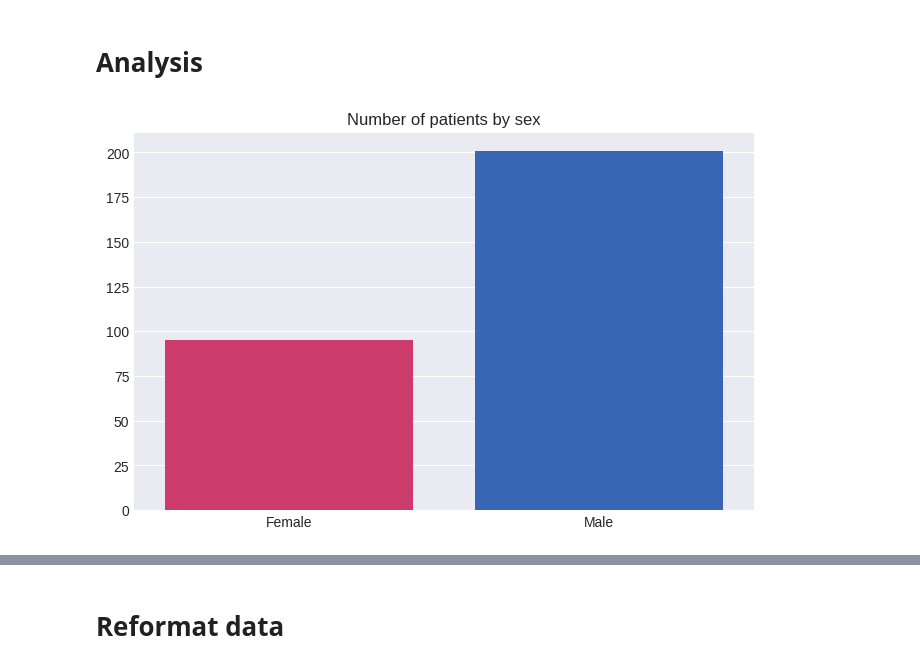
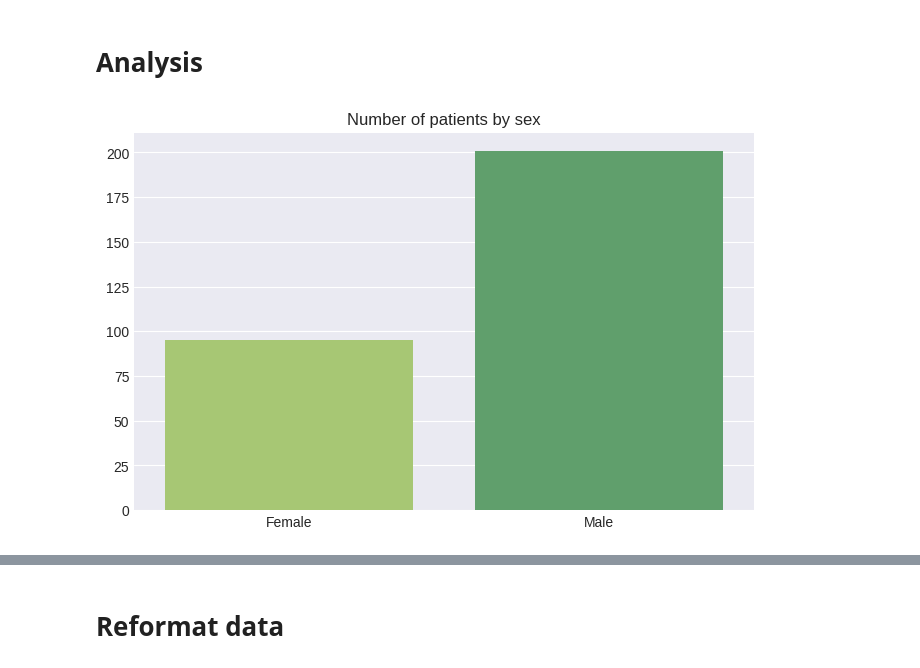
Before and after one commit to flohmannjr/Heart-Attack-Analysis-and-Prediction, a Jupyter notebook: Heart_Attack_Analysis_and_Prediction.ipynb, the cells around one changed output, grey strips where cells are left out. Drawn from its saved outputs; the diff is of its cells as text; code cells hidden in the pictures.

```diff
--- a/Heart_Attack_Analysis_and_Prediction.ipynb
+++ b/Heart_Attack_Analysis_and_Prediction.ipynb
@@ -254,15 +258,15 @@ df[:5]
 # %%
 sexes = pd.DataFrame(df['sex'].value_counts().sort_index())
 
-ax = sns.barplot(data=sexes, x=sexes.index, y='sex', palette=SEX_COLORS)
+ax = sns.barplot(data=sexes, x=sexes.index, y='sex', palette='summer_r')
 
 plt.title('Number of patients by sex')
 plt.xlabel('')
 plt.ylabel('')
 
 plt.xticks(ticks=range(len(SEX_LABELS)), labels=SEX_LABELS);
 # %% [output]
-[figure, old version]
+[figure, new version]
 # %%
 heart_attack_by_sex('age_group', 'Age group')
 # %% [output]
```
Also changed, not shown: parts of 46 cells of this notebook.
